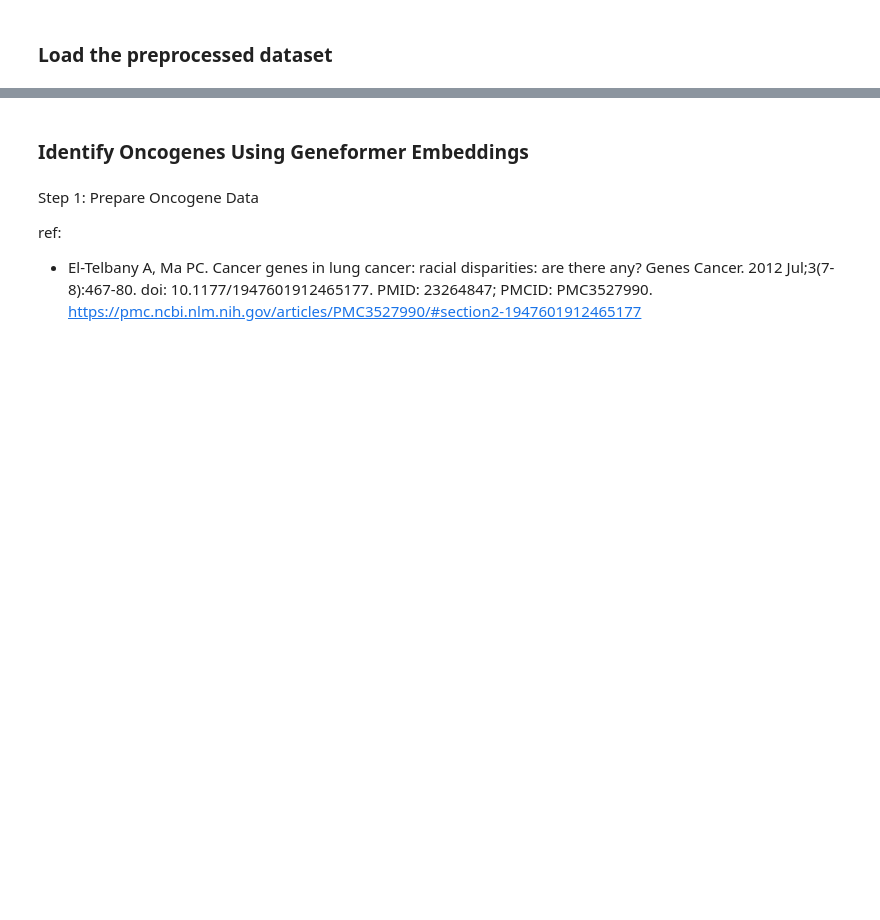
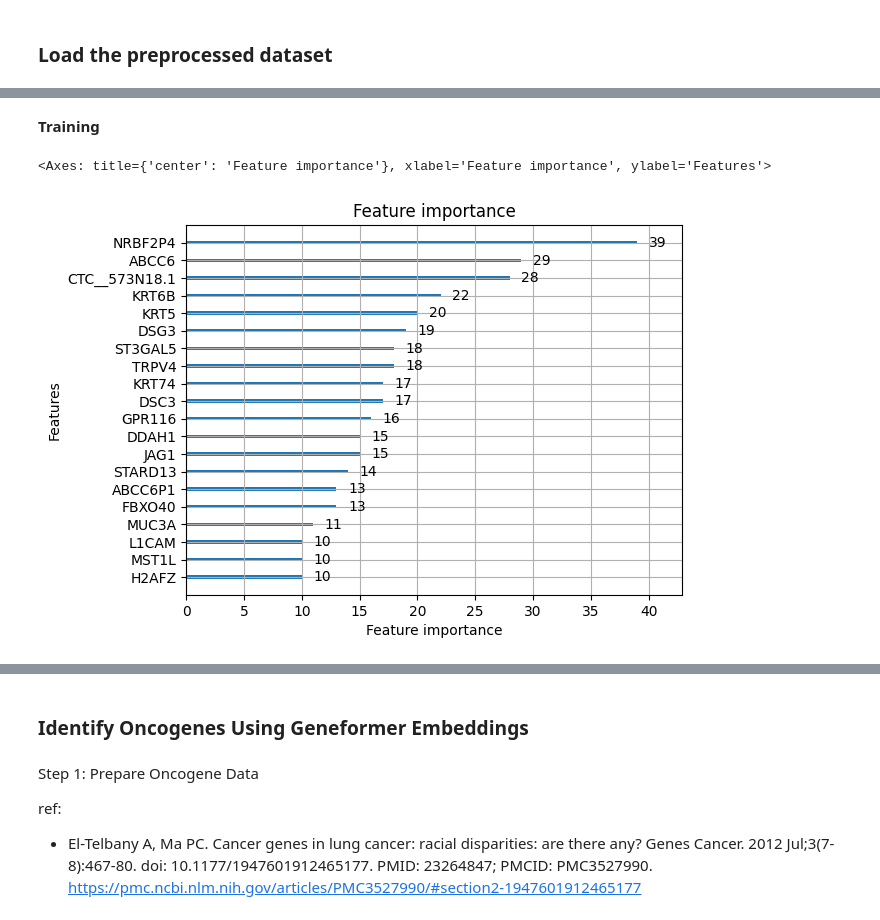
Before and after one commit to Kitiyaparnnn/NSCLC, a Jupyter notebook: train.ipynb, the cells around one changed output, grey strips where cells are left out. Drawn from its saved outputs; the diff is of its cells as text; code cells hidden in the pictures; blank space fills up the shorter version.

Commit message:
update classification with LightGBM (in progress)

```diff
--- a/train.ipynb
+++ b/train.ipynb
@@ -35,0 +50,6 @@ print(gene_texts[:5])
+# %%
+import re
+
+gene_data = gene_data.rename(columns = lambda x:re.sub('[^A-Za-z0-9_.]+', '__', x))
+# %%
+labels = df["diagnosis"] - 1
@@ -35,0 +67,7 @@ print(gene_texts[:5])
+# %%
+# Define your target labels
+y = np.array([2] * 108 + [1] * 67 + [3] * 24)
+
+# Compute class weights based on inverse frequency
+class_weights = compute_class_weight(class_weight='balanced', classes=np.unique(y), y=y)
+print("Class weights:", dict(zip(np.unique(y), class_weights)))
@@ -35,0 +94,7 @@ print(gene_texts[:5])
+# %%
+# Split data
+X_train, X_test, y_train, y_test = train_test_split(gene_data, labels, test_size=0.2, random_state=42)
+
+# Convert to LightGBM dataset
+train_data = lgb.Dataset(X_train, label=y_train)
+test_data = lgb.Dataset(X_test, label=y_test, reference=train_data)
@@ -35,0 +105,23 @@ print(gene_texts[:5])
+# %% [markdown]
+**Training**
+# %%
+# Define parameters for LightGBM
+params = {
+    'boosting_type': 'gbdt',
+    'num_leaves': 31,
+    'max_depth': -1,
+    'learning_rate': 0.05,
+    'objective': 'multiclass',
+    'num_class': 3,
+    'class_weight': class_weights
+}
+
+
+# Train model
+model = lgb.train(params, train_data, num_boost_round=100)
+
+# Feature Importance
+lgb.plot_importance(model, max_num_features=20)
+# %% [output]
+<Axes: title={'center': 'Feature importance'}, xlabel='Feature importance', ylabel='Features'>
+[figure, added]
```
Also changed, not shown: parts of 25 cells of this notebook.
